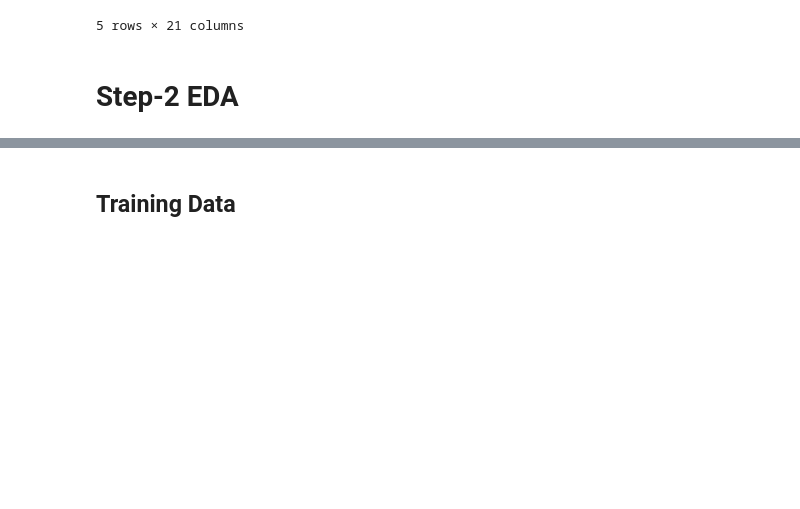
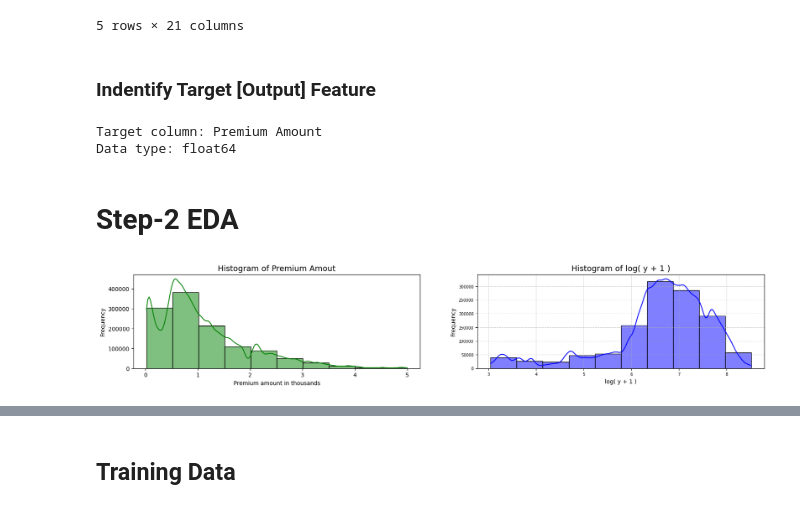
Before and after one commit to ameygawade/DataScience-Kaggle-Competition-Insurance-Dataset, a Jupyter notebook: competition_insurance.ipynb, the cells around one changed output, grey strips where cells are left out. Cells and saved outputs as stored; diff of their text form; code cells hidden in the pictures; blank space fills up the shorter version.

Commit message:
parameter addidition

```diff
--- a/competition_insurance.ipynb
+++ b/competition_insurance.ipynb
@@ -74,5 +74,41 @@ df_train.head()
 | 3 | 3 | 21.0 | Male | 141855.0 | Married | 2.0 | Bachelor's | ... |
 | 4 | 4 | 21.0 | Male | 39651.0 | Single | 1.0 | Bachelor's | ... |
 5 rows × 21 columns
+# %% [markdown]
+### Indentify Target [Output] Feature
+# %%
+# Extract the Target Column
+target_column = (set(df_train.columns) - set(df_test.columns)).pop()
+
+print(f"Target column: {target_column}")
+print(f"Data type: {df_train[target_column].dtype}")
+# %% [output]
+Target column: Premium Amount
+Data type: float64
 # %% [markdown]
 # Step-2 EDA
+# %%
+import matplotlib.pyplot as plt
+import seaborn as sns
+
+
+plt.figure(figsize=(20,3))
+plt.subplot(1,2,1)
+sns.histplot(df_train[target_column]/1000,kde=True,bins=10,color='green')
+plt.title(f'Histogram of Premium Amout', fontsize=14)
+plt.xlabel('Premium amount in thousands')
+plt.ylabel('Frequency')
+
+import numpy as np
+
+premium_amount_log = np.log1p(df_train[target_column])
+
+plt.subplot(1, 2, 2)
+sns.histplot(premium_amount_log, kde=True, bins=10, color='blue')
+plt.title(f'Histogram of log( y + 1 )', fontsize=14)
+plt.xlabel(f'log( y + 1 )', fontsize=10)
+plt.ylabel('Frequency', fontsize=10)
+plt.tick_params(axis='both', which='major', labelsize=7)
+plt.grid(True, linestyle='--', alpha=0.6)
+# %% [output]
+[figure, added]
```
Also changed, not shown: parts of 121 cells of this notebook.
